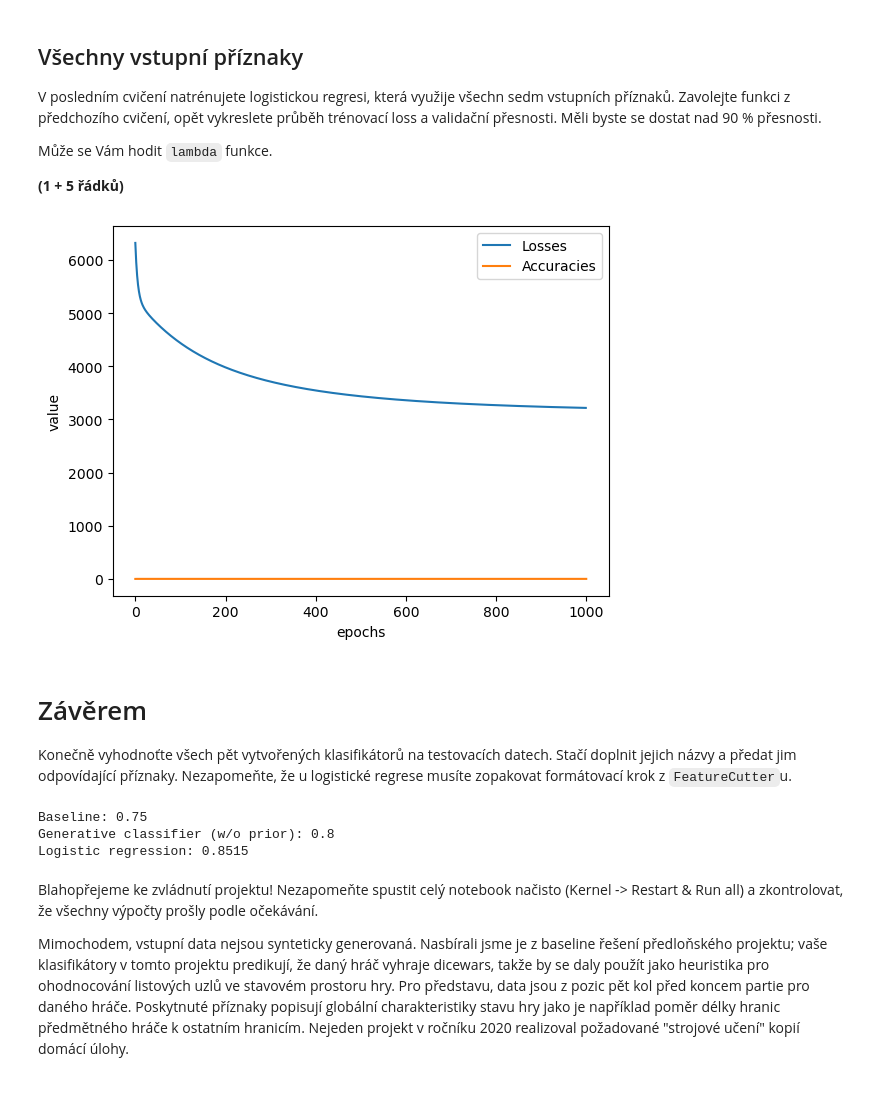
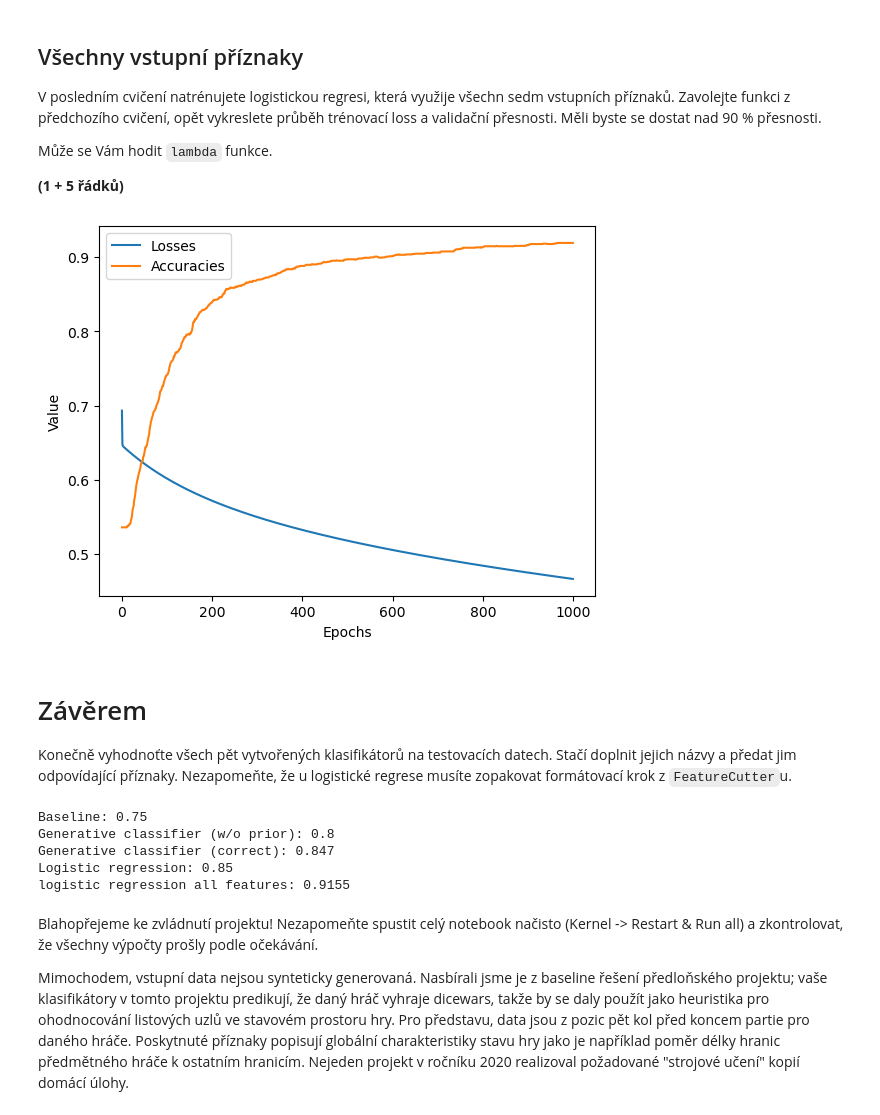
Before and after one commit to arconatt/SUI-machine_learning, a Jupyter notebook: zadani.ipynb, the cells around one changed output. Drawn from its saved outputs; the diff is of its cells as text; code cells hidden in the pictures.

```diff
--- a/zadani.ipynb
+++ b/zadani.ipynb
@@ -266,19 +264,17 @@ def train_logistic_regression(nb_epochs, lr, in_dim, fea_preprocessor):
 
     val_X = fea_preprocessor(val_dataset.xs)
 
-    best_acc = evaluate(best_model, fea_preprocessor(val_dataset.xs), val_dataset.targets)
-    accuracies.append(best_acc)
-    lr = lr/len(train_t) #TODO: should be train_X ??
+    best_acc = evaluate(best_model, val_X, val_dataset.targets)
+    lr = lr/len(train_X)
 
     for _ in range(nb_epochs):
         sigmoid = model.prob_class_1(train_X)
         # logistic sigmoid weight input
         model.w = model.w - lr * (sigmoid - train_t)@(train_X)
-        # gradient descent optimization
         model.b = model.b - lr * np.sum(sigmoid - train_t)
         curr_acc = evaluate(model, val_X, val_dataset.targets)
         accuracies.append(curr_acc)
-        losses.append(np.sum(-train_t*np.log(sigmoid) - (1-train_t)*np.log(1-sigmoid)))
+        losses.append(binary_cross_entropy(sigmoid,train_t)/(len(train_X)))
         if (curr_acc > best_acc):
             best_model = copy.deepcopy(model)
             best_acc = curr_acc
@@ -327,16 +327,16 @@ Může se Vám hodit `lambda` funkce.
 
 **(1 + 5 řádků)**
 # %%
-disc_full_fea, losses, accuracies = train_logistic_regression(1000, 1*np.exp(-1), 1, FeatureCutter(5))
+disc_full_fea, losses, accuracies = train_logistic_regression(1000, 0.001, 7, lambda x:x)
 
+plt.xlabel('Epochs')
+plt.ylabel('Value')
 plt.plot(losses, label='Losses')
 plt.plot(accuracies, label='Accuracies')
 plt.legend()
-plt.xlabel('epochs')
-plt.ylabel('value')
 plt.show()
 # %% [output]
-[figure, old version]
+[figure, new version]
 # %% [markdown]
 # Závěrem
 Konečně vyhodnoťte všech pět vytvořených klasifikátorů na testovacích datech.
@@ -349,13 +349,15 @@ targets = test_dataset.targets
 
 print('Baseline:', evaluate(baseline, xs_full, targets))
 print('Generative classifier (w/o prior):', evaluate(classifier_flat_prior, xs_foi, targets))
-#print('Generative classifier (correct):', evaluate(classifier_full_prior, xs_full, targets))
+print('Generative classifier (correct):', evaluate(classifier_full_prior, xs_foi, targets))
 print('Logistic regression:', evaluate(disc_fea5, xs_foi[:, np.newaxis], targets))
-#print('logistic regression all features:', evaluate(disc_full_fea, xs_full, targets))
+print('logistic regression all features:', evaluate(disc_full_fea, xs_full, targets))
 # %% [output]
 Baseline: 0.75
 Generative classifier (w/o prior): 0.8
-Logistic regression: 0.8515
+Generative classifier (correct): 0.847
+Logistic regression: 0.85
+logistic regression all features: 0.9155
 # %% [markdown]
 Blahopřejeme ke zvládnutí projektu! Nezapomeňte spustit celý notebook načisto (Kernel -> Restart & Run all) a zkontrolovat, že všechny výpočty prošly podle očekávání.
 
```
Also changed, not shown: parts of 5 cells of this notebook, 1 other file.
